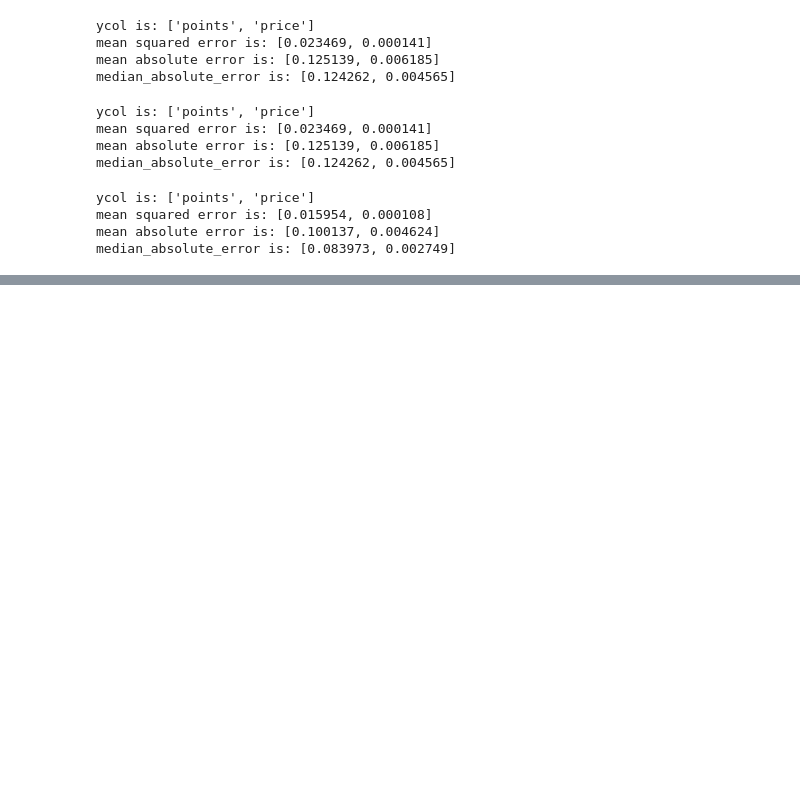
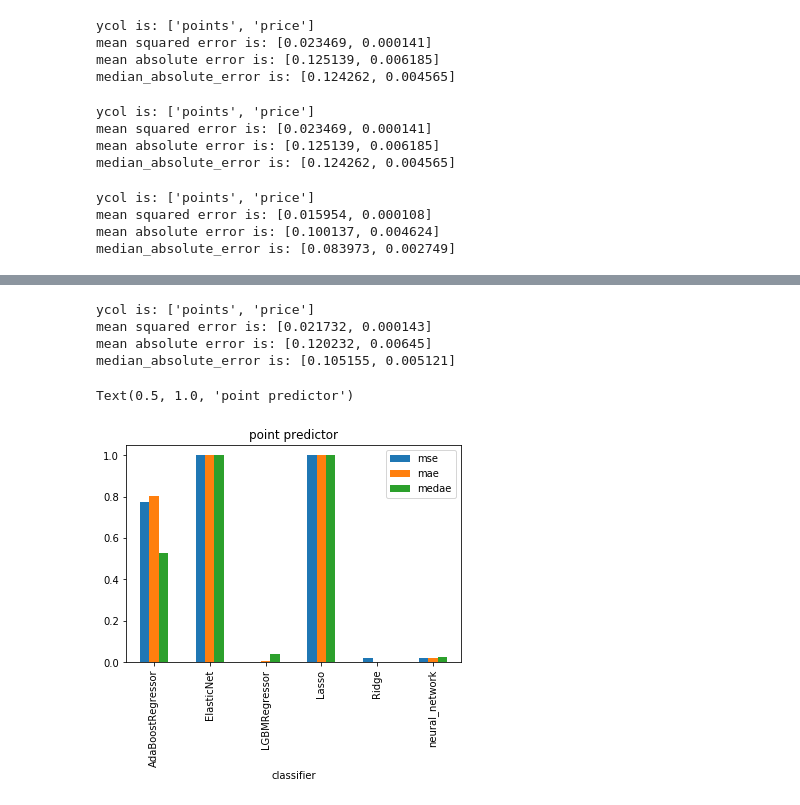
Before and after one commit to thanakijwanavit/wine_review_capstone, a Jupyter notebook: wine_review_ai/ratio_output_models.ipynb, the cells around one changed output, grey strips where cells are left out. Saved outputs shown, nothing was run; the diff lists cells and outputs as text; code cells hidden in the pictures; blank space fills up the shorter version.

```diff
--- a/wine_review_ai/ratio_output_models.ipynb
+++ b/wine_review_ai/ratio_output_models.ipynb
@@ -258,0 +357,13 @@ evaluate(y_pred,Y_val)
+# %%
+from sklearn.ensemble import AdaBoostRegressor
+from sklearn.multioutput import MultiOutputRegressor
+adab = AdaBoostRegressor()           # create
+adab_regr= MultiOutputRegressor(adab)
+adab_regr.fit(X_train, Y_train)            # train
+y_pred=adab_regr.predict(X_val)
+evaluate(y_pred,Y_val,['points', 'price'])
+# %% [output]
+ycol is: ['points', 'price']
+mean squared error is: [0.021732, 0.000143]
+mean absolute error is: [0.120232, 0.00645]
+median_absolute_error is: [0.105155, 0.005121]
@@ -258,0 +378,24 @@ evaluate(y_pred,Y_val)
+# %%
+import matplotlib.pyplot as plt
+import seaborn as sns
+
+point_df = pd.DataFrame({
+    'classifier':['AdaBoostRegressor','LGBMRegressor','Ridge','ElasticNet','Lasso','neural_network'],
+    'mse':[0.021732,0.015818,0.015954,0.023469,0.023469,0.015985],
+    'mae':[0.120232,0.100263,0.100137,0.125139,0.125139,0.100671],
+    'medae':[0.105155,0.085476,0.083973,0.124262,0.124262,0.08497],
+})
+price_df = pd.DataFrame({
+    'classifier':['AdaBoostRegressor','LGBMRegressor','Ridge','ElasticNet','Lasso','neural_network'],
+    'mse':[0.000143,0.000108,0.000108,0.000141,0.000141,0.000145],
+    'mae':[0.00645,0.004548,0.004624,0.006185,0.006185,0.006052],
+    'medae':[0.005121,0.0026,0.002749,0.004565,0.004565,0.003512],
+})
+from sklearn.preprocessing import MinMaxScaler
+scaler=MinMaxScaler()
+for col in (point for point in point_df.columns if point not in ['classifier']):
+    point_df[col]= scaler.fit_transform(point_df[col].to_numpy().reshape(-1, 1))
+for col in (point for point in point_df.columns if point not in ['classifier']):
+    price_df[col]= scaler.fit_transform(price_df[col].to_numpy().reshape(-1, 1))
+# point_scaled=scaler.fit_transform(point_df.set_index('classifier'))
+# price_scaled=scaler.fit_transform(price_df.set_index('classifier'))
@@ -258,0 +416,7 @@ evaluate(y_pred,Y_val)
+# %%
+fig,ax = plt.subplots()
+point_df.groupby(['classifier']).mean().plot.bar(ax=ax)
+ax.set_title('point predictor')
+# %% [output]
+Text(0.5, 1.0, 'point predictor')
+[figure, added]
```
Also changed, not shown: parts of 18 cells of this notebook, 3 other files.
